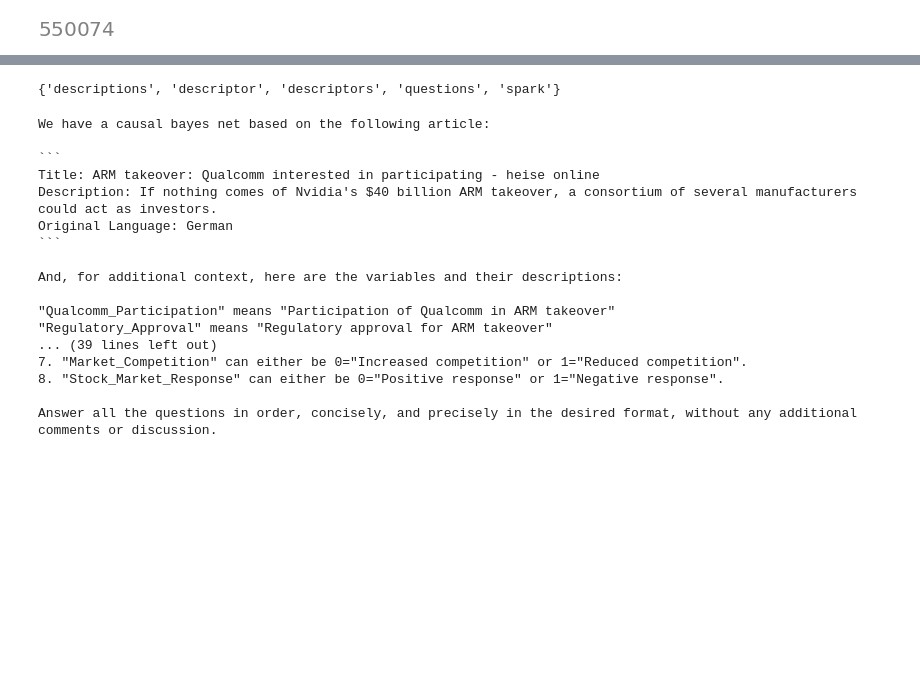
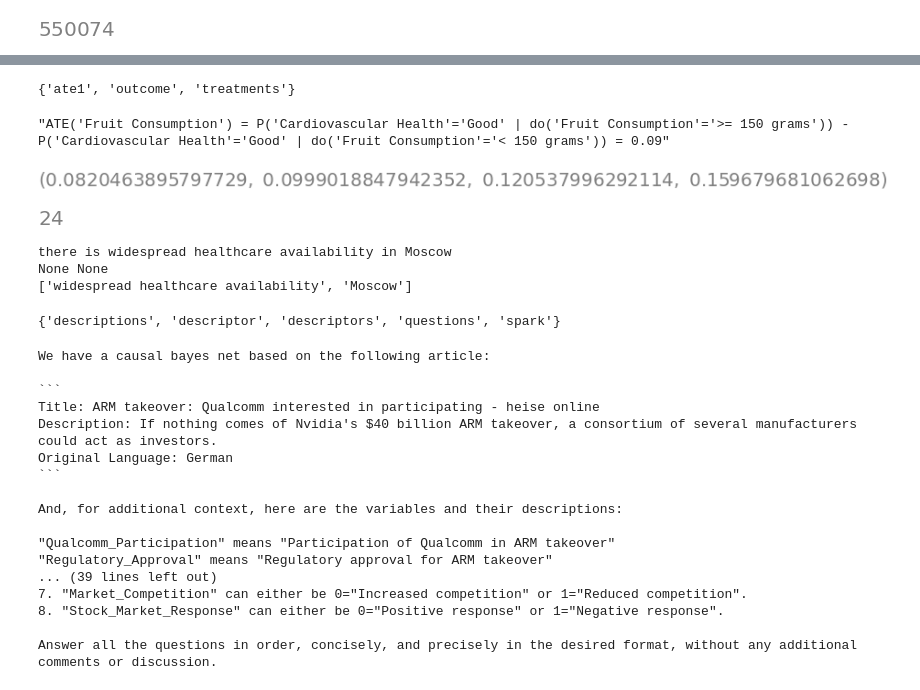
Before and after one commit to felixludos/cladder, a Jupyter notebook: notebooks/query_probs.ipynb, the cells around one changed output, grey strips where cells are left out. Drawn from its saved outputs; the diff is of its cells as text; code cells hidden in the pictures; blank space fills up the shorter version.

Commit message:
verbalization prep

```diff
--- a/notebooks/query_probs.ipynb
+++ b/notebooks/query_probs.ipynb
@@ -486,0 +687,9 @@ Trying pydot ...
+# %%
+tmpl = FixedTemplate('', ate1_template)
+tmpl.keys
+# %% [output]
+{'ate1', 'outcome', 'treatments'}
+# %%
+tmpl.grab_from(ctx, '')
+# %% [output]
+"ATE('Fruit Consumption') = P('Cardiovascular Health'='Good' | do('Fruit Consumption'='>= 150 grams')) - P('Cardiovascular Health'='Good' | do('Fruit Consumption'='< 150 grams')) = 0.09"
@@ -486,0 +699,6 @@ Trying pydot ...
+# %%
+mn1, mx1 = ate1.min().item(), ate1.max().item()
+mn2, mx2 = ate2.min().item(), ate2.max().item()
+mn1, mx1, mn2, mx2
+# %% [output]
+[figure, added]
@@ -486,0 +781,5 @@ Trying pydot ...
+# %%
+example_texts = [val for var in raw_verbalization.values() for varval in var.values() for val in varval[4]['value']]
+len(example_texts)
+# %% [output]
+[figure, added]
@@ -487,3 +791,21 @@ Trying pydot ...
+# %%
+text = "Covid-19 mortality rate is high"
+text = random.choice(example_texts)
+print(text)
+doc = nlp(text)
+subject, verb = None, None
+for token in doc:
+    if "subj" in token.dep_:
+        subject = token.text
+    # if "VERB" in token.pos_:
+    #     verb = token.text
+print(subject, verb)
+noun_phrases = [chunk.text for chunk in doc.noun_chunks]
+print(noun_phrases)
+# %% [output]
+there is widespread healthcare availability in Moscow
+None None
+['widespread healthcare availability', 'Moscow']
 # %%
 old_prompt_template = '''We have a causal bayes net based on the following article:
 
```
Also changed, not shown: parts of 34 cells of this notebook, 6 other files.
